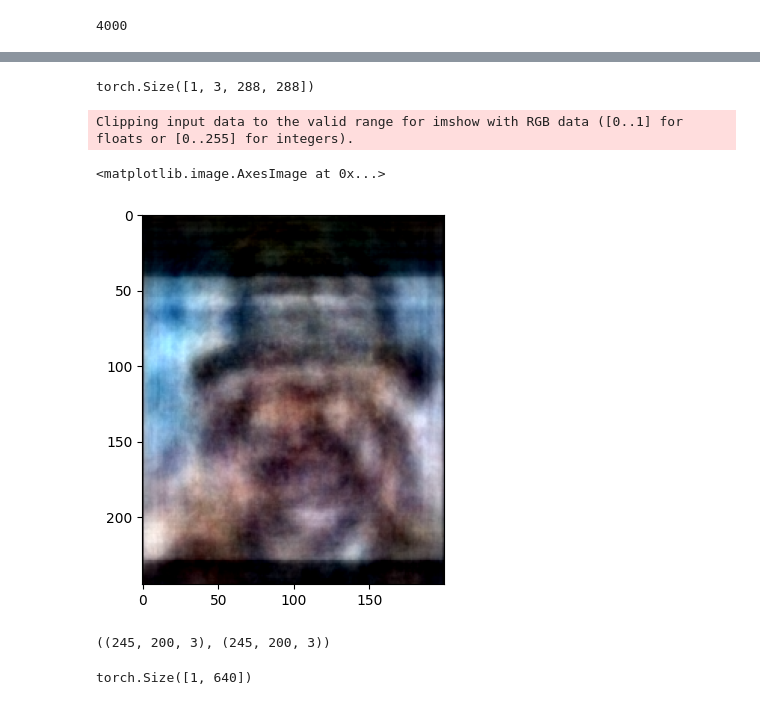
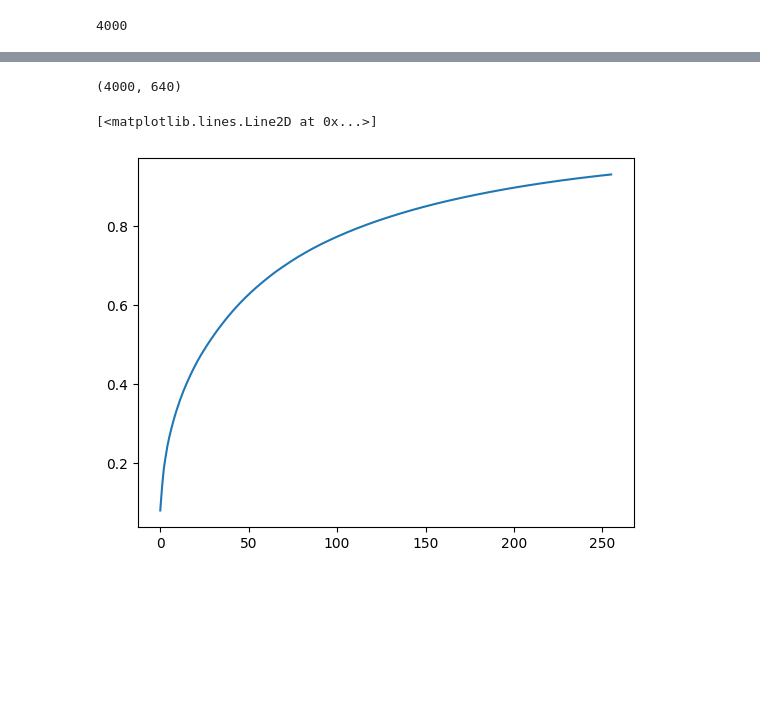
Before and after one commit to benjaminfouquet/CompVis-A4, a Jupyter notebook: sandbox.ipynb, the cells around one changed output, grey strips where cells are left out. Cells and saved outputs as stored; diff of their text form; code cells hidden in the pictures; blank space fills up the shorter version.

Commit message:
export encodings, save PCA post encoding model

```diff
--- a/sandbox.ipynb
+++ b/sandbox.ipynb
@@ -150,7 +150,7 @@ from sklearn.decomposition import PCA
 import glob
 import time
 
-def apply_model_on_all_images(model, transform, loader):
+def apply_model_on_all_images(model, transform):
     """Make PCA on all images in data/train/all"""
     images = []
     start_time = time.time()
@@ -165,7 +165,7 @@ def apply_model_on_all_images(model, transform, loader):
     count = 0
     for img_path in glob.glob('data/train/all/*.jpg'):
         img = mpimg.imread(img_path)
-        img = transform(img)
+        img_t = transform(img)
         img_enc = model(img_t).detach().numpy().flatten()
         images.append(img_enc)
         count += 1
@@ -173,8 +173,9 @@ def apply_model_on_all_images(model, transform, loader):
         if count%200 == 0:
             print(f"Processed: {count}, Elapsed time: ", time.time() - start_time)
             start_time = time.time()
-
     return images
 
-images = apply_model_on_all_images(model.visual, t, train_loader)
+images = apply_model_on_all_images(model.visual, t)
+images_np = np.array(images)
+np.save('data/all_encodings.npy', images_np)
 # %% [output]
@@ -182,4 +201,0 @@ KeyboardInterrupt:
-# %%
-images[0].shape
-# %% [output]
-torch.Size([1, 3, 288, 288])
@@ -189,15 +202,13 @@ torch.Size([1, 3, 288, 288])
+# %%
+images_np.shape
+# %% [output]
+(4000, 640)
 # %%
 # train pca on the images
-# images_arr_flat = [np.asarray(image) for image in images]
-# pca = PCA(n_components=256)
-# pca.fit(images)
+pca = PCA(n_components=256)
+pca.fit(images_np)
+sum(pca.explained_variance_ratio_)
+plt.plot(range(len(pca.explained_variance_ratio_)), np.cumsum(pca.explained_variance_ratio_))
+# %% [output]
+[<matplotlib.lines.Line2D at 0x...>]
+[figure, added]
-# %%
-# import image 'train/all/aaa.jpg' and preprocess it
-img = mpimg.imread('data/train/all/aaa.jpg')
-img_pca = pca.transform([img.flatten()])
-img_pca = pca.inverse_transform(img_pca).reshape(245, 200, 3)/255.
-plt.imshow(img_pca)
-# %% [output]
-Clipping input data to the valid range for imshow with RGB data ([0..1] for floats or [0..255] for integers).
-<matplotlib.image.AxesImage at 0x...>
-[figure, removed]
@@ -211,9 +214,0 @@ def denormalize_image(img):
-# %%
-img.shape, img_pca.shape
-# %% [output]
-((245, 200, 3), (245, 200, 3))
-# %%
-img_pca_t = t(denormalize_image(img_pca))
-model.visual(img_pca_t).shape
-# %% [output]
-torch.Size([1, 640])
```
Also changed, not shown: parts of 4 cells of this notebook, 2 other files.
